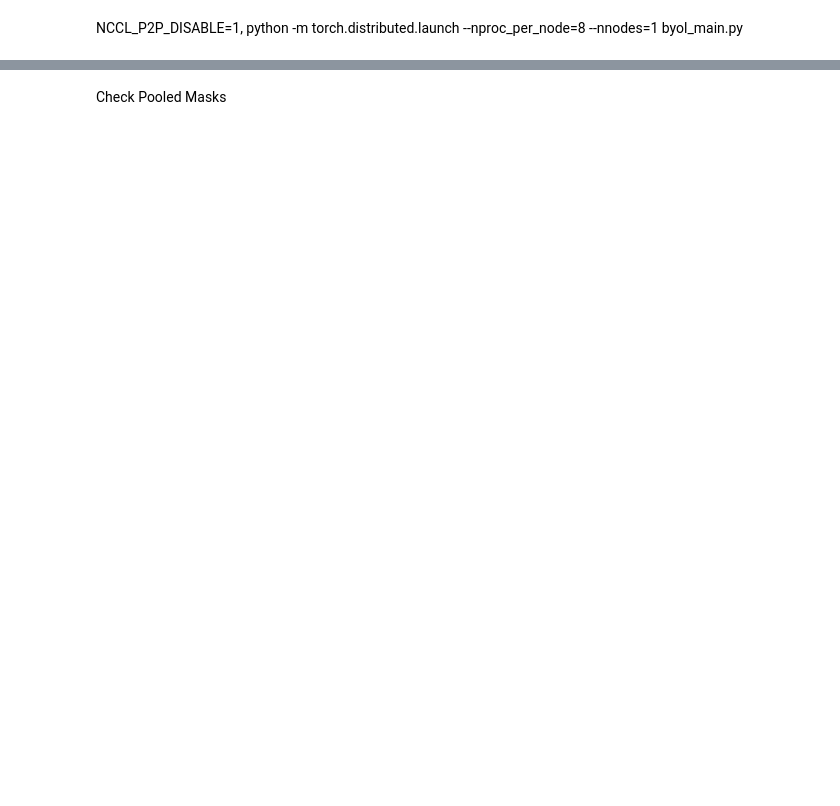
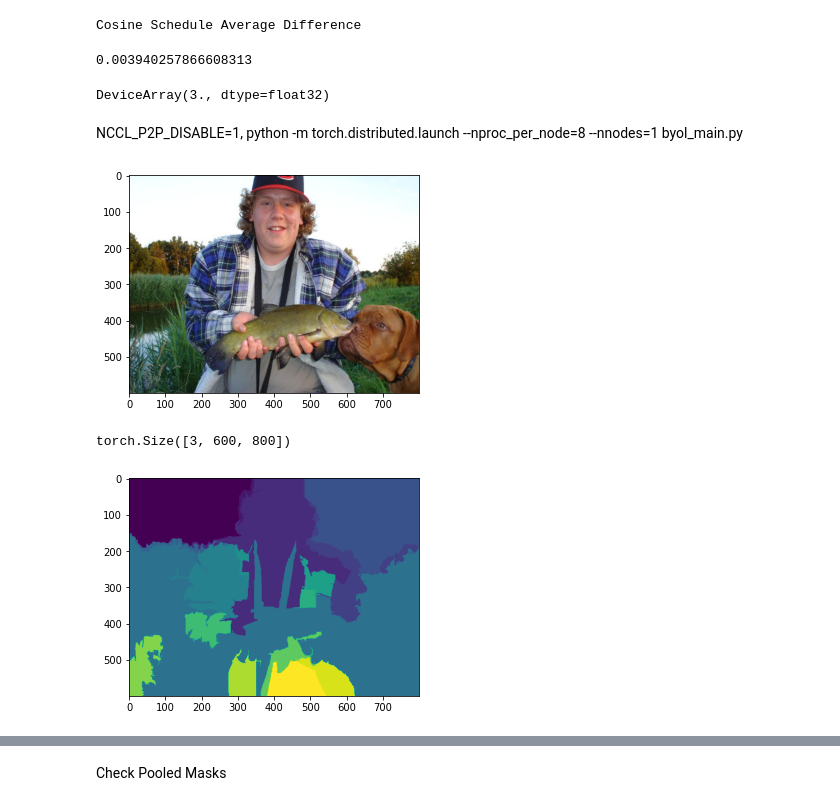
Before and after one commit to KKallidromitis/BYOL-PyTorch-1, a Jupyter notebook: detb.ipynb, the cells around one changed output, grey strips where cells are left out. Cells and saved outputs as stored; diff of their text form; code cells hidden in the pictures; blank space fills up the shorter version.

Commit message:
Adding schedule comparision in notebook

```diff
--- a/detb.ipynb
+++ b/detb.ipynb
@@ -3,3 +42,50 @@
+# %%
+import numpy as np
+from tqdm.notebook import trange
+
+def schedule_ours(lr, step, warmup, total):
+    min_lr = 1e-3*lr
+    total -= warmup
+    return min_lr + 0.5 * (lr - min_lr) * (1 + np.cos((step-warmup) * np.pi / total))
+
+# import jax.numpy as jnp
+def schedule_deepmind(lr, step, warmup, total): #TODO: Jaxify, had jax has no attribute __src__ bug
+    global_step = np.array(step - warmup, dtype=np.float32)
+    max_steps = total - warmup
+    global_step = np.minimum(global_step, max_steps)
+    cosine_decay_value = 0.5 * (1 + np.cos(np.pi * global_step / max_steps))
+    return lr * cosine_decay_value
+
+
+def test(batch_size, num_epochs):
+
+    train_images_per_epoch = 1281167
+    warmup_epochs = int(num_epochs // 100)
+    warmup_steps = (warmup_epochs * train_images_per_epoch) // batch_size
+    max_steps = (num_epochs * train_images_per_epoch) // batch_size
+
+
+    ours = []
+    deepminds = []
+    for step in trange(max_steps):
+        for lr in np.arange(1e-5, 1.0, 0.005):
+            scaled_lr = max_lr = lr.item(0) * (batch_size / 256)
+            ours.append(schedule_ours(scaled_lr, step, warmup_steps, max_steps))
+            deepminds.append(schedule_deepmind(scaled_lr, step, warmup_steps, max_steps))
+
+    diffs = np.array([abs(t[0]-t[1]) for t in zip(ours, deepminds)])
+    return np.mean(diffs)
+
+print("Cosine Schedule Average Difference")
+test(4096, 100)
+# %% [output]
+Cosine Schedule Average Difference
+0.003940257866608313
+# %%
+import jax.numpy as jnp
+jnp.array(3.0, dtype=jnp.float32)
+# %% [output]
+DeviceArray(3., dtype=float32)
 # %% [markdown]
 NCCL_P2P_DISABLE=1, python -m torch.distributed.launch --nproc_per_node=8 --nnodes=1 byol_main.py
 # %%
@@ -15,34 +101,39 @@ import matplotlib.pyplot as plt
 
 class ImageFolderWithPaths(datasets.ImageFolder):
     """Custom dataset that includes image file paths. Extends
     torchvision.datasets.ImageFolder
 
     https://gist.github.com/andrewjong/6b02ff237533b3b2c554701fb53d5c4d
     """
 
     def __getitem__(self, index):
         original_tuple = super(ImageFolderWithPaths, self).__getitem__(index)
         path = self.imgs[index][0]
         tuple_with_path = (original_tuple + (path,))
         return tuple_with_path
 
 def create_fh_mask(image, scale=1000, min_size=1000):
     print(image.shape)
     mask = felzenszwalb(image.permute(1,2,0), scale=scale, min_size=min_size)
     return torch.tensor(mask).to(torch.int8)
 
-dataset_dir='/home/kkallidromitis/data/imagenet/train'
+dataset_dir = '/shared/akash/ilsvrc/train'
+# dataset_dir='/home/kkallidromitis/data/imagenet/train'
 
 totensor = torchvision.transforms.PILToTensor()
 image_dataset = ImageFolderWithPaths(dataset_dir,transform=totensor)
 #291 = n01440764/n01440764_13375.JPEG
 #724 = n01440764/n01440764_3849.JPEG
 image_torch = image_dataset[724]
 plt.imshow(image_torch[0].permute(1,2,0))
 plt.show()
 mask_torch = create_fh_mask(image_torch[0])
 plt.imshow(mask_torch)
 plt.show()
+# %% [output]
+[figure, added]
+torch.Size([3, 600, 800])
+[figure, added]
 # %%
 print(image_torch[2])
 import pickle
```
Also changed, not shown: parts of 5 cells of this notebook.
